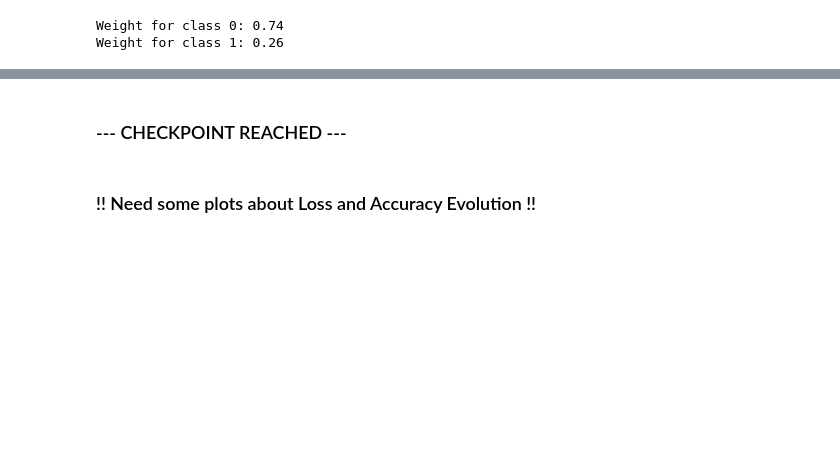
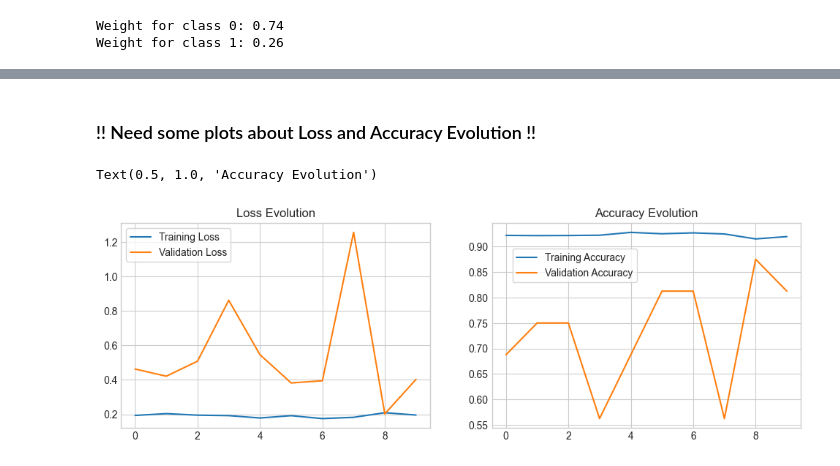
Before and after one commit to LeLoc-126/Pneumonia_detect, a Jupyter notebook: pneumonia_detect.ipynb, the cells around one changed output, grey strips where cells are left out. Saved outputs shown, nothing was run; the diff lists cells and outputs as text; code cells hidden in the pictures; blank space fills up the shorter version.

```diff
--- a/pneumonia_detect.ipynb
+++ b/pneumonia_detect.ipynb
@@ -116,12 +116,14 @@ transform = transforms.Compose([
 # Load the dataset (replace with your dataset)
 train_dataset = datasets.ImageFolder(train_dir, transform=transform)
 test_dataset = datasets.ImageFolder(test_dir, transform=transform)
+validation_dataset = datasets.ImageFolder(val_dir, transform=transform)
 
 from torch.utils.data import DataLoader
 
 # DataLoader for batch processing
 train_loader = DataLoader(train_dataset, batch_size=32, shuffle=True)
 test_loader = DataLoader(test_dataset, batch_size=32, shuffle=False)
+validation_loader = DataLoader(validation_dataset, batch_size=32, shuffle=False)
 # %%
 plt.style.use('seaborn-v0_8-whitegrid')
 
@@ -258,2 +300,0 @@ Test Accuracy: 78.0448717948718%
-# %% [markdown]
-### --- CHECKPOINT REACHED ---
@@ -282,2 +301,19 @@ inception_full = torch.load(r"C:\Cheynhen\PyProject\inception_full_model.pth")
 # %% [markdown]
 ### !! Need some plots about Loss and Accuracy Evolution !!
+# %%
+plt.figure(figsize=(12, 8))
+
+plt.subplot(2, 2, 1)
+plt.plot(training_loss, label='Training Loss')
+plt.plot(validation_loss, label='Validation Loss')
+plt.legend(loc='upper left', frameon=True)
+plt.title('Loss Evolution')
+
+plt.subplot(2, 2, 2)
+plt.plot(training_accuracy, label='Training Accuracy')
+plt.plot(validation_accuracy, label='Validation Accuracy')
+plt.legend(loc='upper left', frameon=True, bbox_to_anchor=(0.05, 0.9))
+plt.title('Accuracy Evolution')
+# %% [output]
+Text(0.5, 1.0, 'Accuracy Evolution')
+[figure, added]
```
Also changed, not shown: parts of 12 cells of this notebook, 1 other file.
